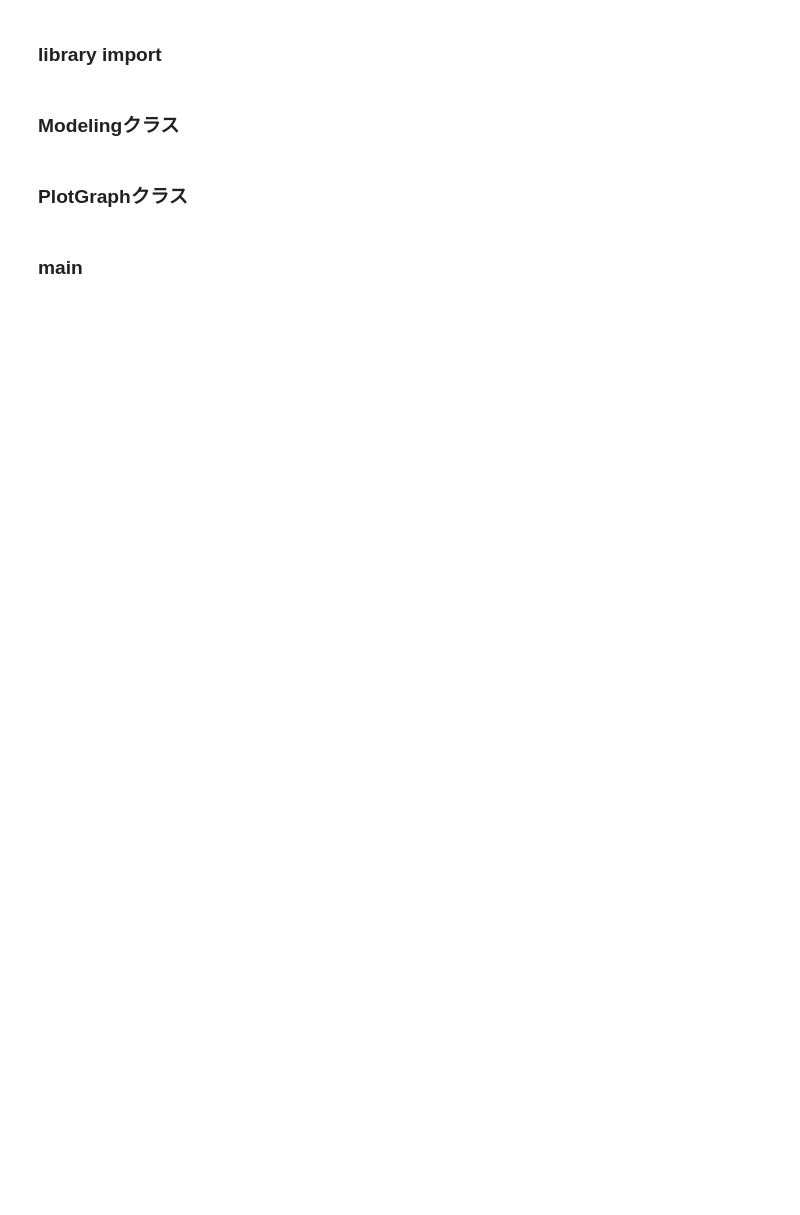
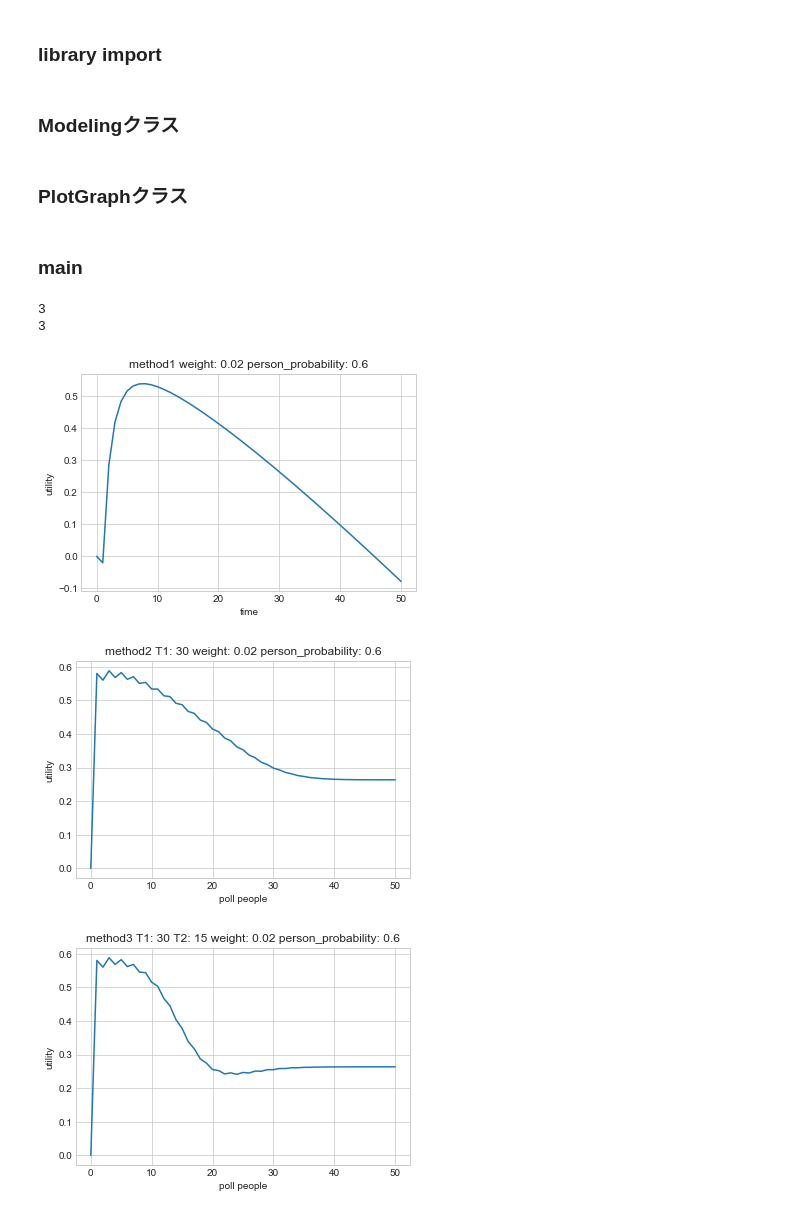
Before and after one commit to k33asby/opinion-aggregation-experiment, a Jupyter notebook: py/simulation.ipynb, the cells around one changed output. Cells and saved outputs as stored; diff of their text form; code cells hidden in the pictures; blank space fills up the shorter version.

Commit message:
Fix method2 and method3

```diff
--- a/py/simulation.ipynb
+++ b/py/simulation.ipynb
@@ -321,24 +306,6 @@ class PlotGraph:
         plt.plot(x_axis, y_axis)
         plt.show()
 
-    def plot_method2_using_g(self, T1, w, p, lambda_poisson):
-        x_axis = np.linspace(0, 50, 51)
-        y_axis = [m.method2_using_g(T1,int(x), w, p, lambda_poisson) for x in x_axis]
-        plt.title('method2 using g T1: {0} weight: {1} person_probability: {2}'.format(T1, w, p))
-        plt.xlabel('poll people')
-        plt.ylabel('utility')
-        plt.plot(x_axis, y_axis)
-        plt.show()
-
-    def plot_method2_using_trial_g(self, T1, w, p, lambda_poisson):
-        x_axis = np.linspace(0, 50, 51)
-        y_axis = [m.method2_using_trail_g(T1,int(x), w, p, lambda_poisson) for x in x_axis]
-        plt.title('method2 using trial_g T1: {0} weight: {1} person_probability: {2}'.format(T1, w, p))
-        plt.xlabel('poll people')
-        plt.ylabel('utility')
-        plt.plot(x_axis, y_axis)
-        plt.show()
-
     def plot_method3(self, T1, t2, w, p, lambda_poisson):
         x_axis = np.linspace(0, 50, 51)
         y_axis = [m.method3(T1, t2, int(x), w, p, lambda_poisson) for x in x_axis]
@@ -361,41 +328,47 @@ class PlotGraph:
 # %%
 sns.set_style("whitegrid")
 m = Modeling()
 pg = PlotGraph()
 
 #  method g test
-def temp_f(t):
-    return m.g(15,t,5,2)
-value, abserr = integrate.quad(temp_f, 0, 5)
-print value
-print m.poisson_probability(15,5,2)
-print "--------------------------------------------------"
+# def temp_f(t):
+#     return m.g(15,t,5,2)
+# value, abserr = integrate.quad(temp_f, 0, 5)
+# print value
+# print m.poisson_probability(15,5,2)
+# print "--------------------------------------------------"
 
 # method trial_g test
-p_sum = 0
-for i in range(0, 40):
-    p_sum += m.poisson_probability(i, 20, 3)
-print p_sum
-def test_g(t):
-    return m.trial_g(40, t, 20, 3)
-g_value, abserr = integrate.quad(test_g, 0, 20)
-print g_value
-print "--------------------------------------------------"
+# p_sum = 0
+# for i in range(0, 50):
+#     p_sum += m.poisson_probability(i, 20, 3)
+# print p_sum
+# def test_g(t):
+#     return m.trial_g(50, t, 20, 3)
+# g_value, abserr = integrate.quad(test_g, 0, 20)
+# print g_value
+# print "--------------------------------------------------"
 
+print m.inc_and_dec_time_method2(30, 0.02, 0.6, 1)
+print m.inc_and_dec_time_method3(30, 15, 0.02, 0.6, 1)
 
 # pg.plot_g(40, 20, 2)
-# pg.plot_poisson(5,5)
+# pg.plot_poisson(30,1)
 # pg.plot_cumulative_poisson(5,5)
 # pg.plot_gamma(100,5)
 # pg.plot_time_priority(0.02, 0.6, 1)
 # pg.plot_poll_priority(0.02, 0.6, 1)
 # pg.plot_vote_priority(0.02, 0.6, 1)
-# pg.plot_method1(0.02, 0.6, 1)
-pg.plot_method2(200, 0.02, 0.6, 1)
-pg.plot_method2_using_g(200, 0.02, 0.6, 1)
-pg.plot_method2_using_trial_g(200, 0.02, 0.6, 1)
-# pg.plot_method3(15, 10, 0.02, 0.6, 1)
+pg.plot_method1(0.02, 0.6, 1)
+pg.plot_method2(30, 0.02, 0.6, 1)
+pg.plot_method3(30, 15, 0.02, 0.6, 1)
 # pg.plot_method4(40, 0.02, 0.6, 1)
+# %% [output]
+3
+3
+[figure, added]
+[figure, added]
+[figure, added]
 # %%
 # sns.set_style("whitegrid")
 # pg = PlotGraph(50, 2)
```
Also changed, not shown: parts of 1 cell of this notebook, 2 other files.
